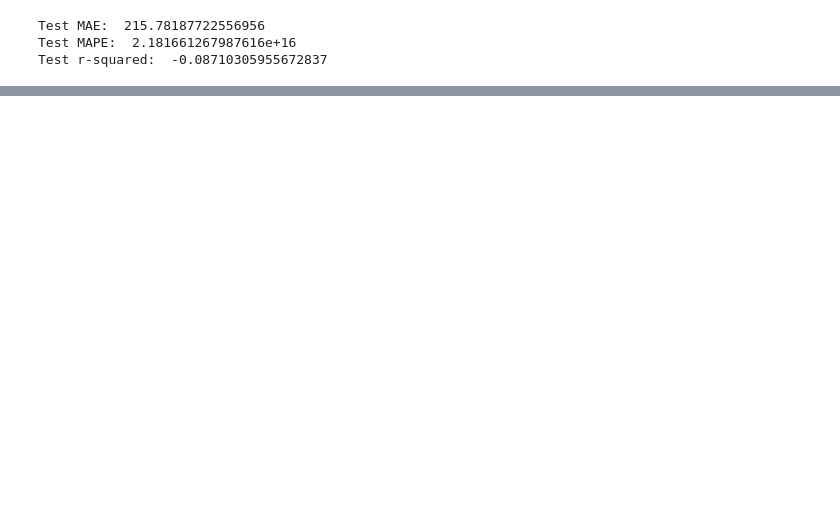
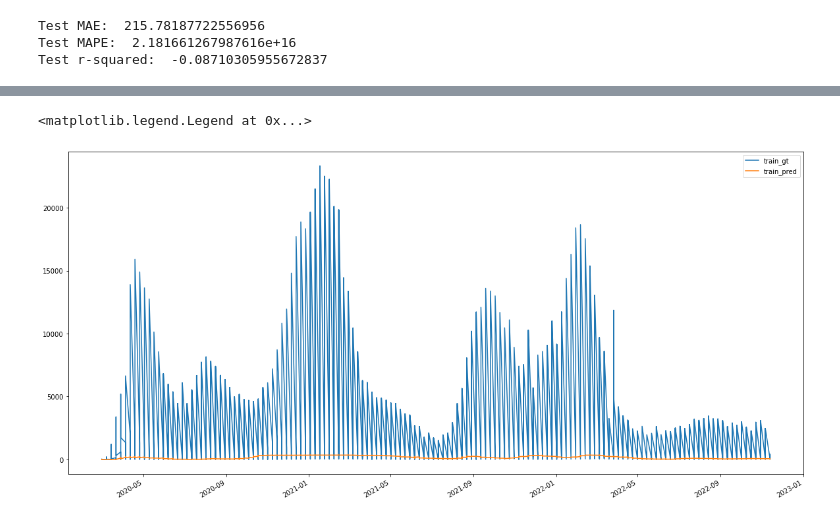
Before and after one commit to y-ginther/DS-Capstone, a Jupyter notebook: LSTM_c.ipynb, the cells around one changed output, grey strips where cells are left out. Saved outputs shown, nothing was run; the diff lists cells and outputs as text; code cells hidden in the pictures; blank space fills up the shorter version.

Commit message:
second attempt at LSTM

```diff
--- a/LSTM_c.ipynb
+++ b/LSTM_c.ipynb
@@ -195,0 +202,13 @@ Test r-squared:  -0.08710305955672837
+# %%
+learning_rate = 0.001
+batch_size = 16
+epochs = 50
+sequence_length =14
+# %%
+inputs = keras.layers.Input(shape=(14,57))
+lstm_out = keras.layers.LSTM(32)(inputs)
+outputs = keras.layers.Dense(1)(lstm_out)
+
+model = keras.Model(inputs=inputs, outputs=outputs)
+model.compile(optimizer=keras.optimizers.Adam(learning_rate=learning_rate), loss="mae")
+model.summary()
@@ -195,0 +231,11 @@ Test r-squared:  -0.08710305955672837
+# %%
+x=np.array([x[2].reshape(14,57) for x in train])
+y=np.array([x[1] for x in train])
+print(x.shape)
+print(y.shape)
+history = model.fit(
+    x=x,y=y,
+    epochs=epochs,
+    batch_size=batch_size,
+    shuffle=True,
+)
@@ -195,0 +262,2 @@ Test r-squared:  -0.08710305955672837
+# %%
+train_pred=pd.DataFrame(model.predict(x), columns=['yhat'], index=[x[0] for x in train ])
@@ -195,0 +266,7 @@ Test r-squared:  -0.08710305955672837
+# %%
+train_gt= pd.DataFrame(y, columns=['y'], index=[x[0] for x in train ])
+pd.concat([train_gt, train_pred], axis=1).plot(figsize=(20,10))
+plt.legend(['train_gt', 'train_pred'])
+# %% [output]
+<matplotlib.legend.Legend at 0x...>
+[figure, added]
```
Also changed, not shown: parts of 13 cells of this notebook.
